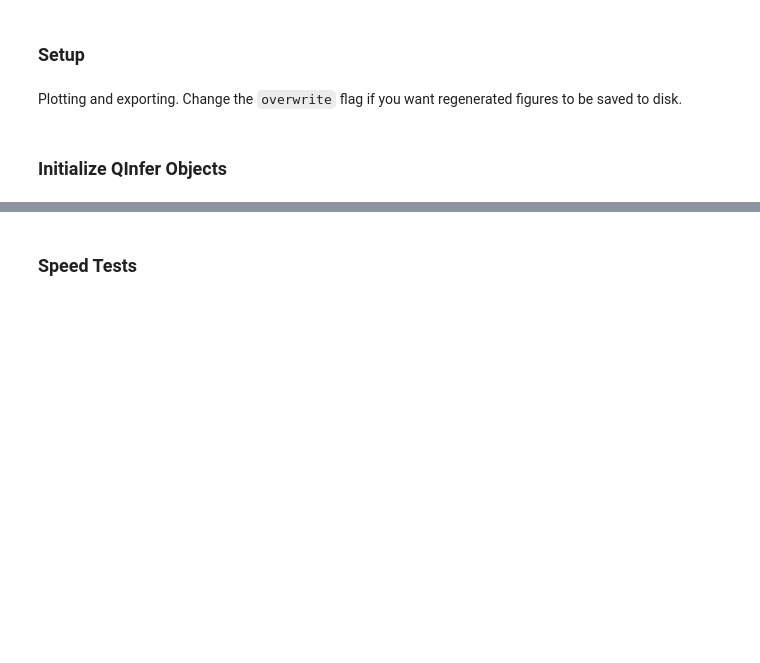
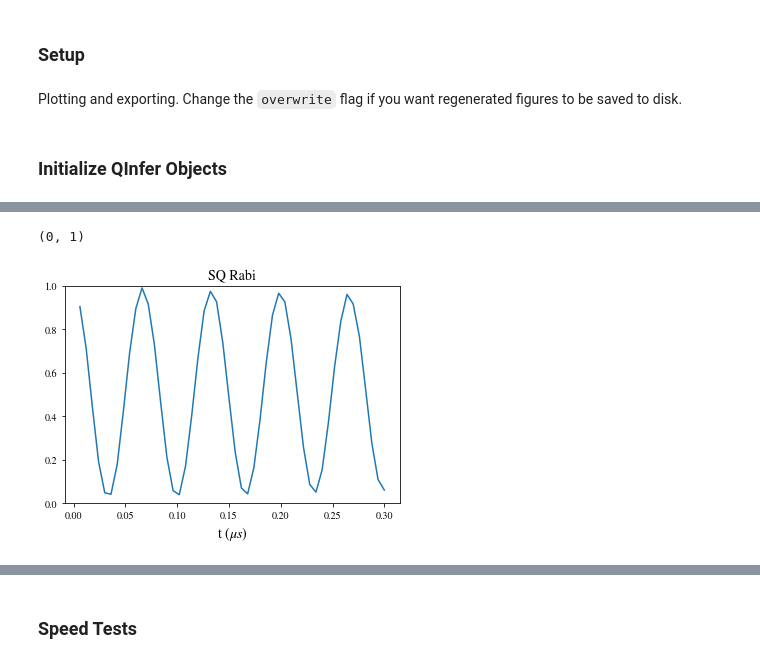
Before and after one commit to ihincks/nv-adaptive, a Jupyter notebook: src/nv-adaptive-simulations.ipynb, the cells around one changed output, grey strips where cells are left out. Cells and saved outputs as stored; diff of their text form; code cells hidden in the pictures; blank space fills up the shorter version.

```diff
--- a/src/nv-adaptive-simulations.ipynb
+++ b/src/nv-adaptive-simulations.ipynb
@@ -106,0 +172,10 @@ def ramsey_sweep(min_tau=None, max_tau=2, tp=0.01, phi=0, n=50):
+# %%
+rabi_eps = rabi_sweep(max_t=0.3,n=50,wo=50)
+params = true_value[np.newaxis,:]+np.array([5,-50,0,0,0])
+plt.plot(rabi_eps['t'], ham_model.likelihood(0, params, rabi_eps)[0,0,:])
+plt.title('SQ Rabi')
+plt.xlabel('t $(\mu s)$')
+plt.ylim([0,1])
+# %% [output]
+(0, 1)
+[figure, added]
```
Also changed, not shown: parts of 27 cells of this notebook.
